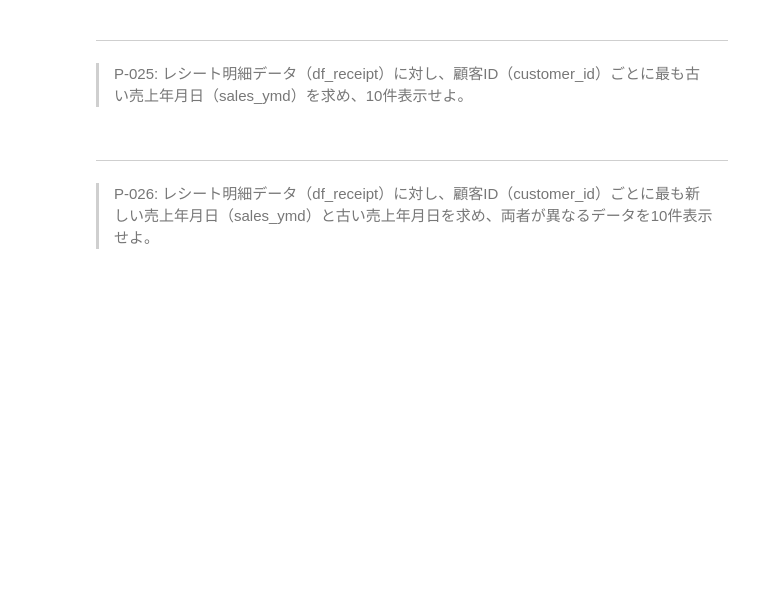
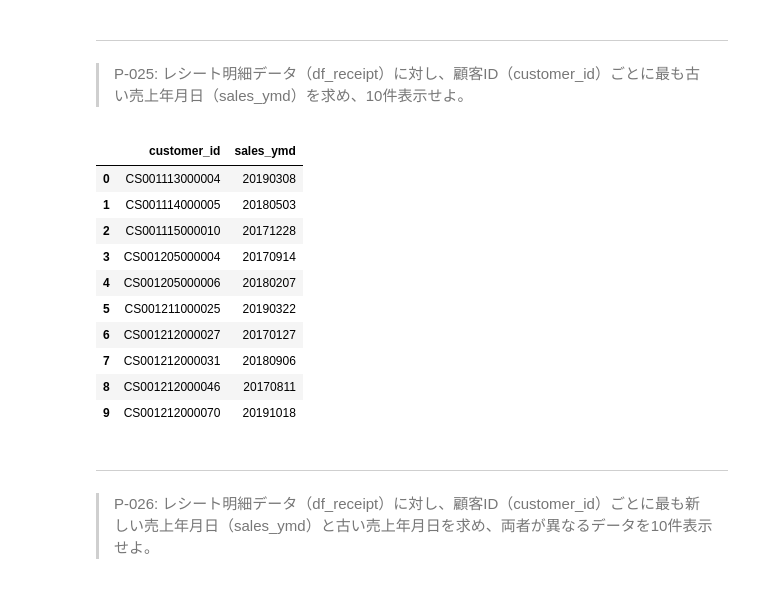
Before and after one commit to j2200111/data_engineering, a Jupyter notebook: docker/work/preprocess_knock_Python.ipynb, the cells around one changed output. Saved outputs shown, nothing was run; the diff lists cells and outputs as text; code cells hidden in the pictures; blank space fills up the shorter version.

```diff
--- a/docker/work/preprocess_knock_Python.ipynb
+++ b/docker/work/preprocess_knock_Python.ipynb
@@ -170,6 +531,21 @@ df_receipt.head(10)
 # %% [markdown]
 ---
 > P-025: レシート明細データ（df_receipt）に対し、顧客ID（customer_id）ごとに最も古い売上年月日（sales_ymd）を求め、10件表示せよ。
+# %%
+sales_ymd = df_receipt.groupby('customer_id')['sales_ymd'].min().reset_index()
+sales_ymd.head(10)
+# %% [output]
+|  | customer_id | sales_ymd |
+| 0 | CS001113000004 | 20190308 |
+| 1 | CS001114000005 | 20180503 |
+| 2 | CS001115000010 | 20171228 |
+| 3 | CS001205000004 | 20170914 |
+| 4 | CS001205000006 | 20180207 |
+| 5 | CS001211000025 | 20190322 |
+| 6 | CS001212000027 | 20170127 |
+| 7 | CS001212000031 | 20180906 |
+| 8 | CS001212000046 | 20170811 |
+| 9 | CS001212000070 | 20191018 |
 # %% [markdown]
 ---
 > P-026: レシート明細データ（df_receipt）に対し、顧客ID（customer_id）ごとに最も新しい売上年月日（sales_ymd）と古い売上年月日を求め、両者が異なるデータを10件表示せよ。
```
Also changed, not shown: parts of 38 cells of this notebook, 2 other files.
